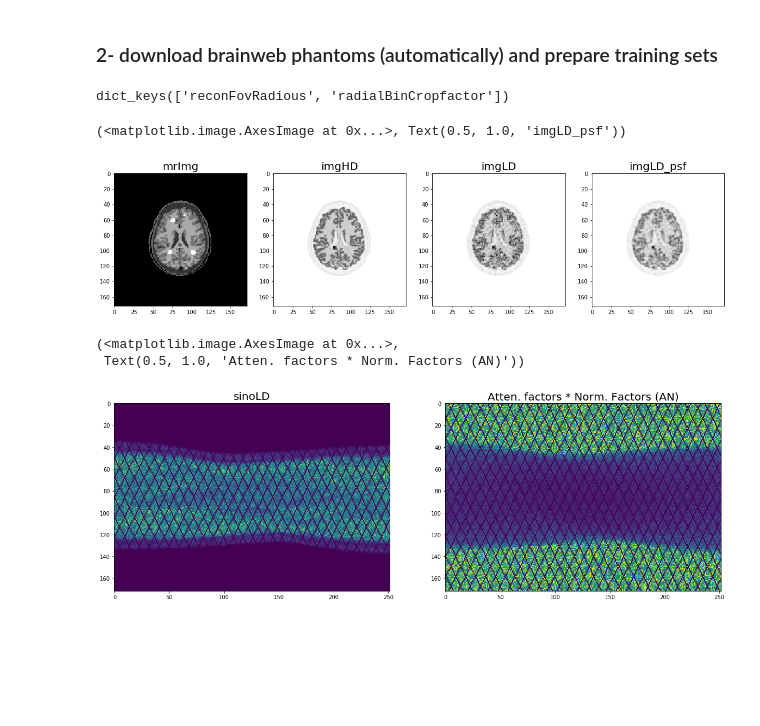
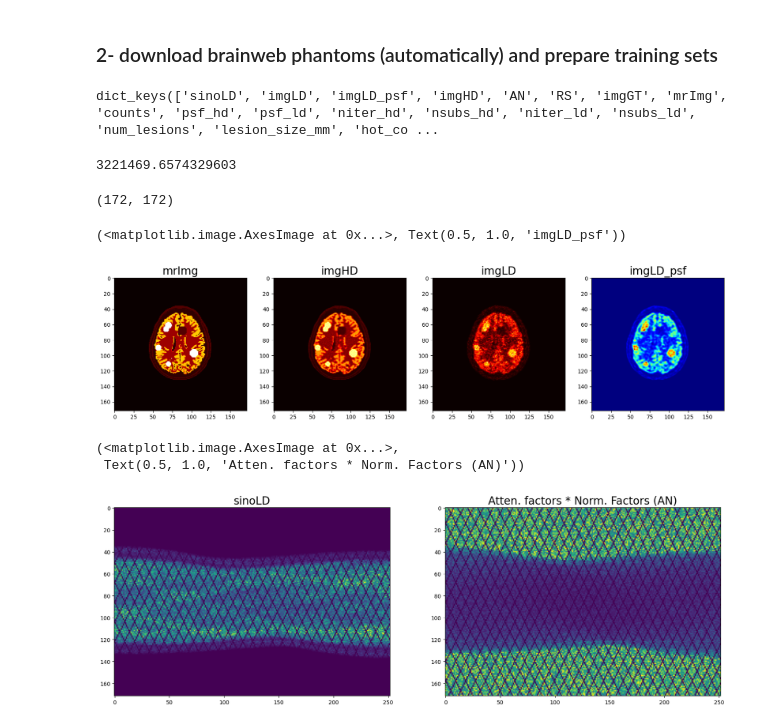
Before and after one commit to jerofad/FBSEM, a Jupyter notebook: build_training_sets.ipynb, the cells around one changed output. Drawn from its saved outputs; the diff is of its cells as text; code cells hidden in the pictures; blank space fills up the shorter version.

```diff
--- a/build_training_sets.ipynb
+++ b/build_training_sets.ipynb
@@ -52,18 +53,27 @@ import numpy as np
 # %%
 # check out the strcuture of the produced datasets, e.g. data-0.npy
-d = np.load("/home/jeremiah/Documents/PicoPET/FBSEM/Data/parameters.npy",allow_pickle=True).item()
+d = np.load("/home/jeremiah/Datasets/PicoPET/output/data-1.npy",allow_pickle=True).item()
 d.keys()
 # %% [output]
-dict_keys(['reconFovRadious', 'radialBinCropfactor'])
+dict_keys(['sinoLD', 'imgLD', 'imgLD_psf', 'imgHD', 'AN', 'RS', 'imgGT', 'mrImg', 'counts', 'psf_hd', 'psf_ld', 'niter_hd', 'nsubs_hd', 'niter_ld', 'nsubs_ld', 'num_lesions', 'lesion_size_mm', 'hot_co ...
+# %%
+d['counts']
+# %% [output]
+3221469.6574329603
+# %%
+img = d["imgGT"]
+img.shape
+# %% [output]
+(172, 172)
 # %%
 fig, ax = plt.subplots(1,4,figsize=(20,10))
-ax[0].imshow(d['mrImg'],cmap='gist_gray'),ax[0].set_title('mrImg',fontsize=20)
-ax[1].imshow(d['imgHD'],cmap='gist_gray_r'),ax[1].set_title('imgHD',fontsize=20)
-ax[2].imshow(d['imgLD'],cmap='gist_gray_r'),ax[2].set_title('imgLD',fontsize=20)
-ax[3].imshow(d['imgLD_psf'],cmap='gist_gray_r'),ax[3].set_title('imgLD_psf',fontsize=20)
+ax[0].imshow(d['imgGT'],cmap='hot'),ax[0].set_title('mrImg',fontsize=20)
+ax[1].imshow(d['imgHD'],cmap='hot'),ax[1].set_title('imgHD',fontsize=20)
+ax[2].imshow(d['imgLD'],cmap='hot'),ax[2].set_title('imgLD',fontsize=20)
+ax[3].imshow(d['imgLD_psf'],cmap='jet'),ax[3].set_title('imgLD_psf',fontsize=20)
 # %% [output]
 (<matplotlib.image.AxesImage at 0x...>, Text(0.5, 1.0, 'imgLD_psf'))
-[figure, old version]
+[figure, new version]
 # %%
 fig, ax = plt.subplots(1,2,figsize=(20,10))
 ax[0].imshow(d['sinoLD']),ax[0].set_title('sinoLD',fontsize=20)
@@ -71,4 +81,4 @@ ax[1].imshow(d['AN']),ax[1].set_title('Atten. factors * Norm. Factors (AN)',font
 # %% [output]
 (<matplotlib.image.AxesImage at 0x...>,
  Text(0.5, 1.0, 'Atten. factors * Norm. Factors (AN)'))
-[figure, old version]
+[figure, new version]
```
Also changed, not shown: parts of 2 cells of this notebook, 14 other files.
